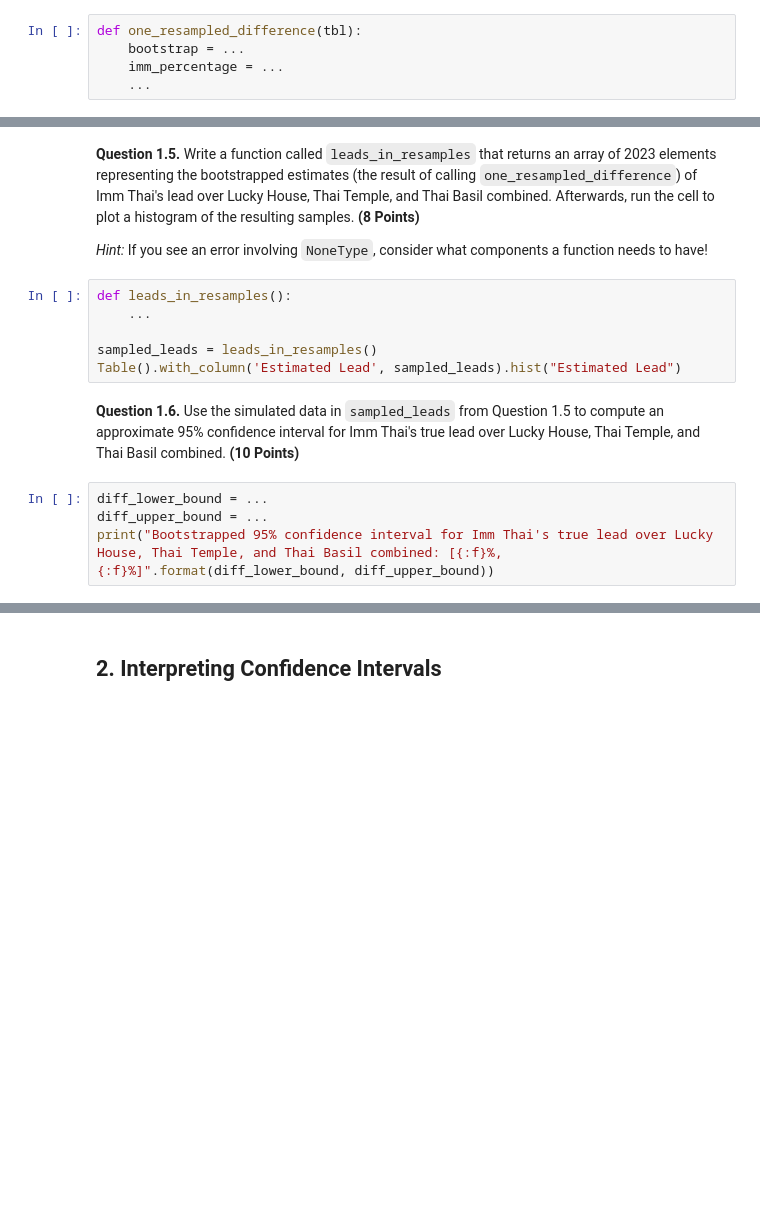
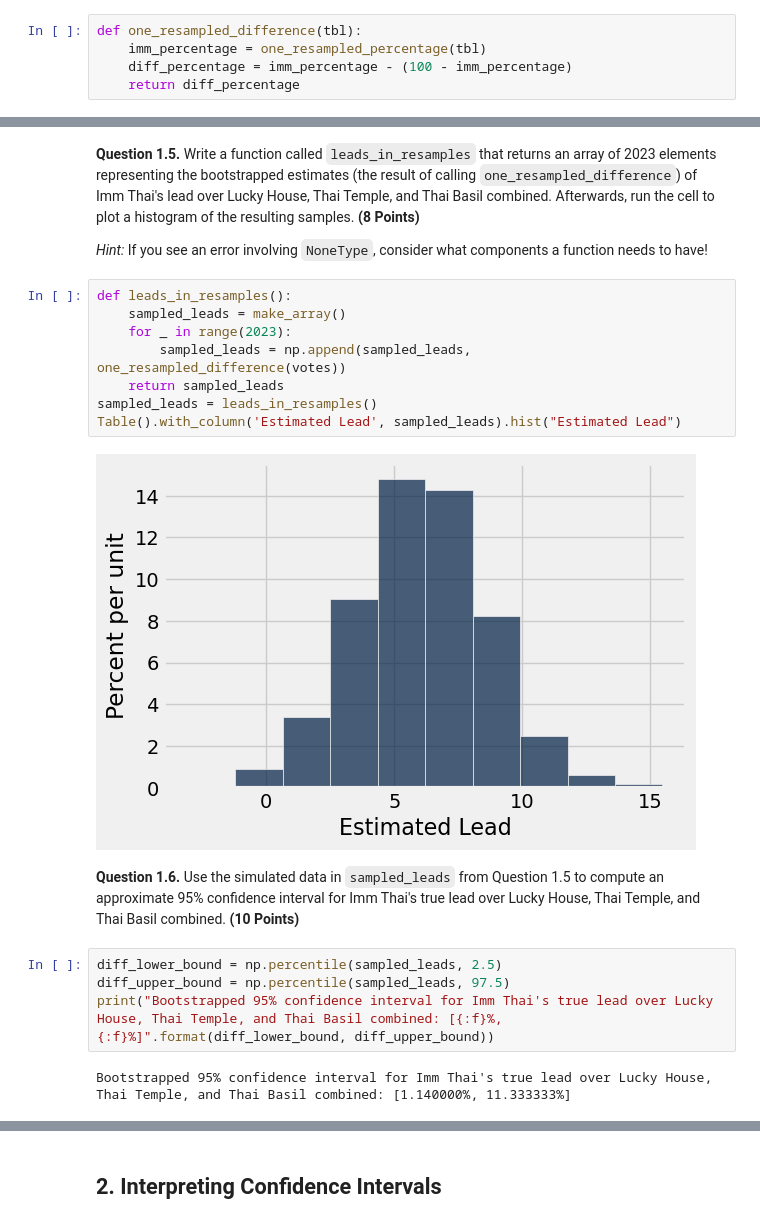
Before and after one commit to junjiezhou1122/data8-spring-2023, a Jupyter notebook: materials/sp23/hw/hw08/hw08.ipynb, the cells around one changed output, grey strips where cells are left out. Saved outputs shown, nothing was run; the diff lists cells and outputs as text; blank space fills up the shorter version.

```diff
--- a/materials/sp23/hw/hw08/hw08.ipynb
+++ b/materials/sp23/hw/hw08/hw08.ipynb
@@ -183,8 +183,8 @@ points:
 -->
 # %%
 def one_resampled_difference(tbl):
-    bootstrap = ...
-    imm_percentage = ...
-    ...
+    imm_percentage = one_resampled_percentage(tbl)
+    diff_percentage = imm_percentage - (100 - imm_percentage)
+    return diff_percentage
 # %%
 grader.check("q1_4")
@@ -202,10 +204,14 @@ manual: true
 -->
 # %%
 def leads_in_resamples():
-    ...
-
+    sampled_leads = make_array()
+    for _ in range(2023):
+        sampled_leads = np.append(sampled_leads, one_resampled_difference(votes))
+    return sampled_leads
 sampled_leads = leads_in_resamples()
 Table().with_column('Estimated Lead', sampled_leads).hist("Estimated Lead")
+# %% [output]
+[figure, added]
 # %% [markdown]
 <!-- END QUESTION -->
 
@@ -221,8 +227,10 @@ points:
  - 8
 -->
 # %%
-diff_lower_bound = ...
-diff_upper_bound = ...
+diff_lower_bound = np.percentile(sampled_leads, 2.5)
+diff_upper_bound = np.percentile(sampled_leads, 97.5)
 print("Bootstrapped 95% confidence interval for Imm Thai's true lead over Lucky House, Thai Temple, and Thai Basil combined: [{:f}%, {:f}%]".format(diff_lower_bound, diff_upper_bound))
+# %% [output]
+Bootstrapped 95% confidence interval for Imm Thai's true lead over Lucky House, Thai Temple, and Thai Basil combined: [1.140000%, 11.333333%]
 # %%
 grader.check("q1_6")
```
Also changed, not shown: parts of 8 cells of this notebook, 2 other files.
